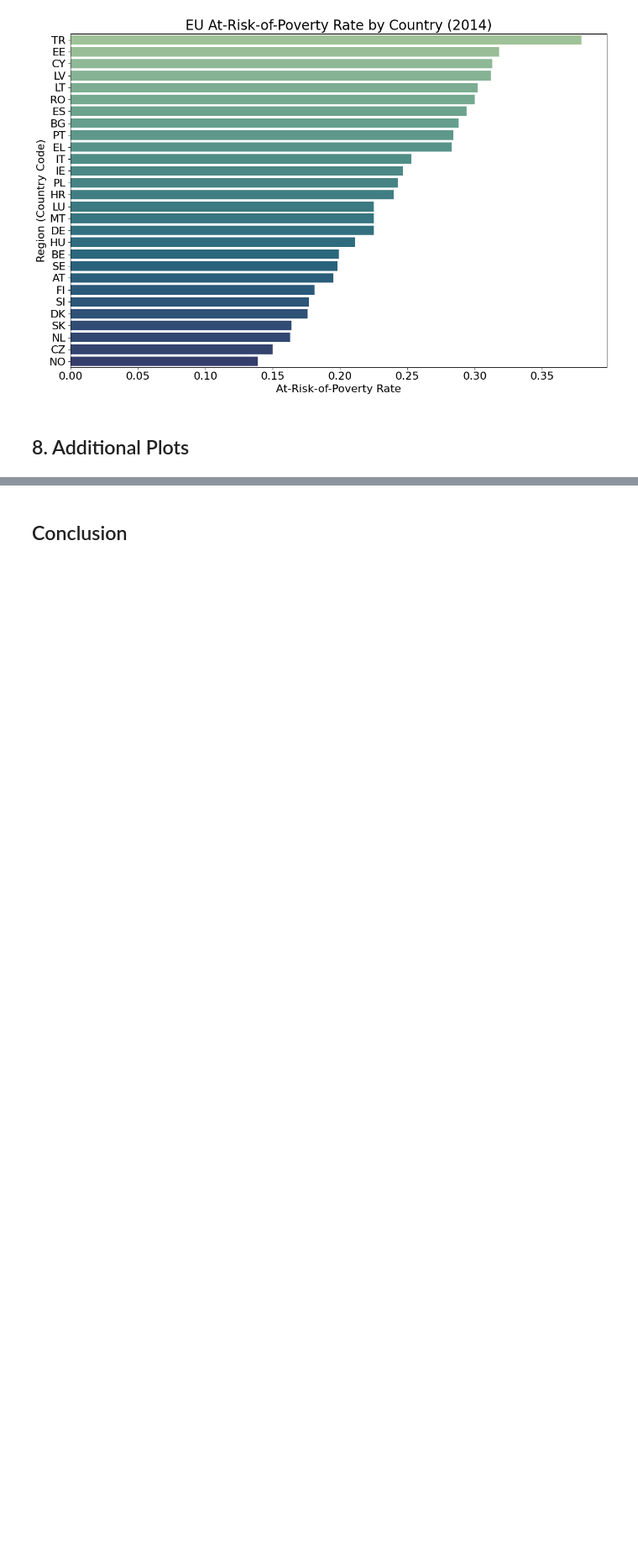
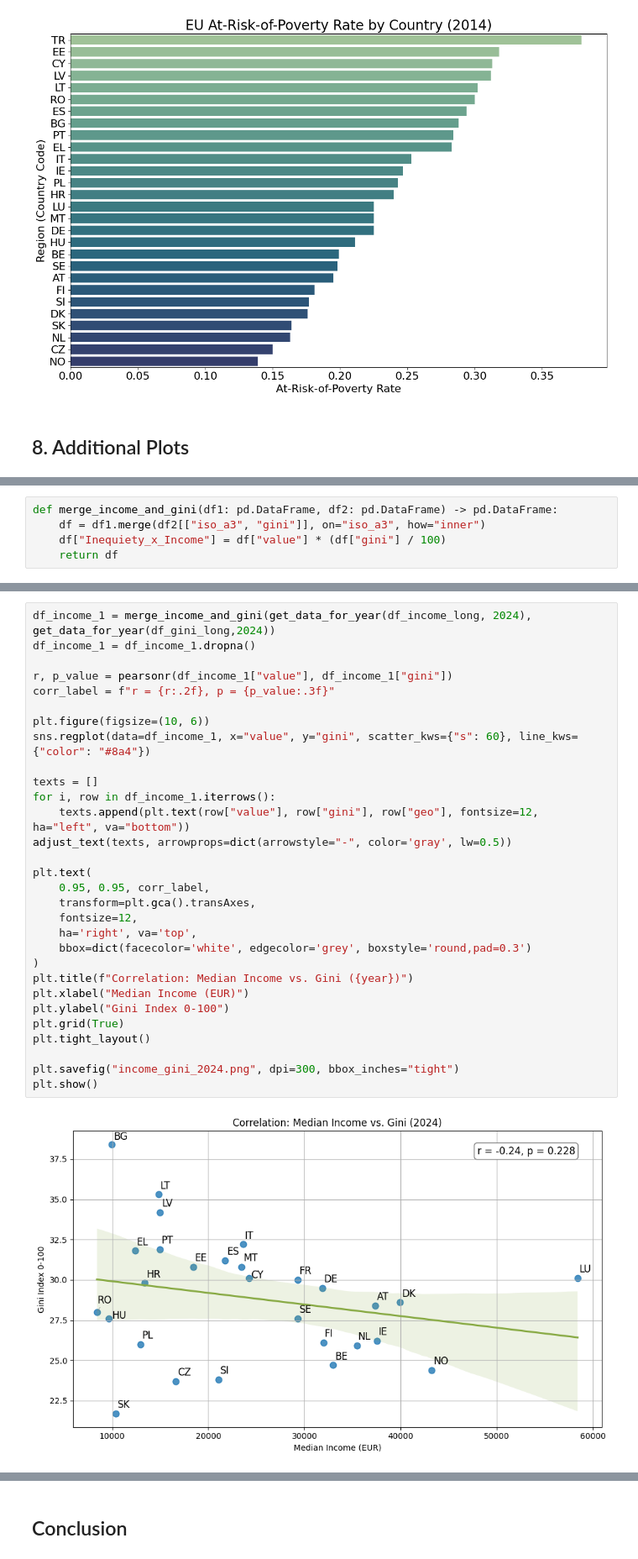
Before and after one commit to tinasophie15/CMSS_Project_Group_15, a Jupyter notebook: src/cmss_group_15.ipynb, the cells around one changed output, grey strips where cells are left out. Shown at 84% size. Cells and saved outputs as stored; diff of their text form; blank space fills up the shorter version.

```diff
--- a/src/cmss_group_15.ipynb
+++ b/src/cmss_group_15.ipynb
@@ -912,0 +1028,5 @@ Marina's Plots
+# %%
+def merge_income_and_gini(df1: pd.DataFrame, df2: pd.DataFrame) -> pd.DataFrame:
+    df = df1.merge(df2[["iso_a3", "gini"]], on="iso_a3", how="inner")
+    df["Inequiety_x_Income"] = df["value"] * (df["gini"] / 100)
+    return df
@@ -912,0 +1200,32 @@ Marina's Plots
+# %%
+df_income_1 = merge_income_and_gini(get_data_for_year(df_income_long, 2024), get_data_for_year(df_gini_long,2024))
+df_income_1 = df_income_1.dropna()
+
+r, p_value = pearsonr(df_income_1["value"], df_income_1["gini"])
+corr_label = f"r = {r:.2f}, p = {p_value:.3f}"
+
+plt.figure(figsize=(10, 6))
+sns.regplot(data=df_income_1, x="value", y="gini", scatter_kws={"s": 60}, line_kws={"color": "#8a4"})
+
+texts = []
+for i, row in df_income_1.iterrows():
+    texts.append(plt.text(row["value"], row["gini"], row["geo"], fontsize=12, ha="left", va="bottom"))
+adjust_text(texts, arrowprops=dict(arrowstyle="-", color='gray', lw=0.5))
+
+plt.text(
+    0.95, 0.95, corr_label,
+    transform=plt.gca().transAxes,
+    fontsize=12,
+    ha='right', va='top',
+    bbox=dict(facecolor='white', edgecolor='grey', boxstyle='round,pad=0.3')
+)
+plt.title(f"Correlation: Median Income vs. Gini ({year})")
+plt.xlabel("Median Income (EUR)")
+plt.ylabel("Gini Index 0-100")
+plt.grid(True)
+plt.tight_layout()
+
+plt.savefig("income_gini_2024.png", dpi=300, bbox_inches="tight")
+plt.show()
+# %% [output]
+[figure, added]
```
Also changed, not shown: parts of 58 cells of this notebook, 36 other files.
